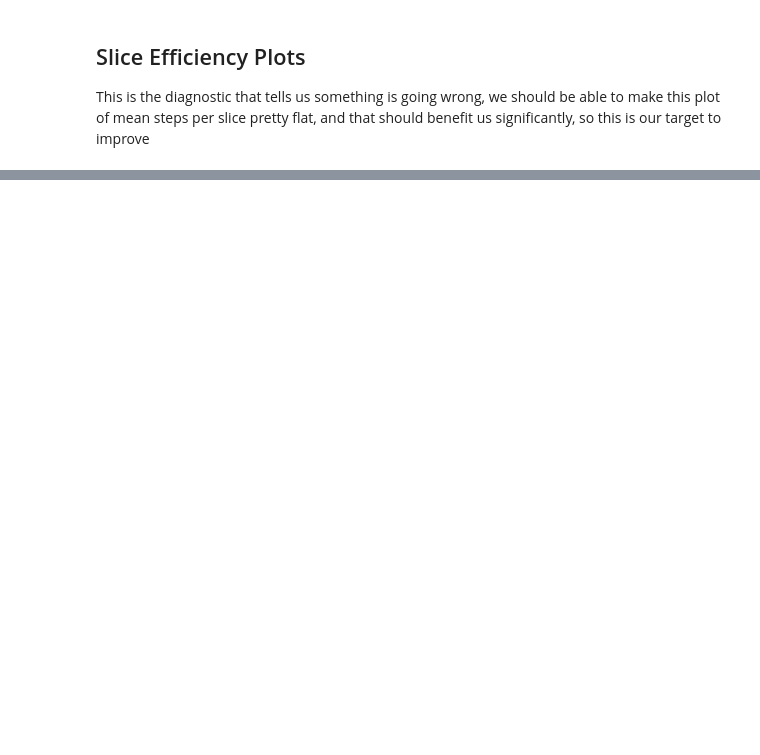
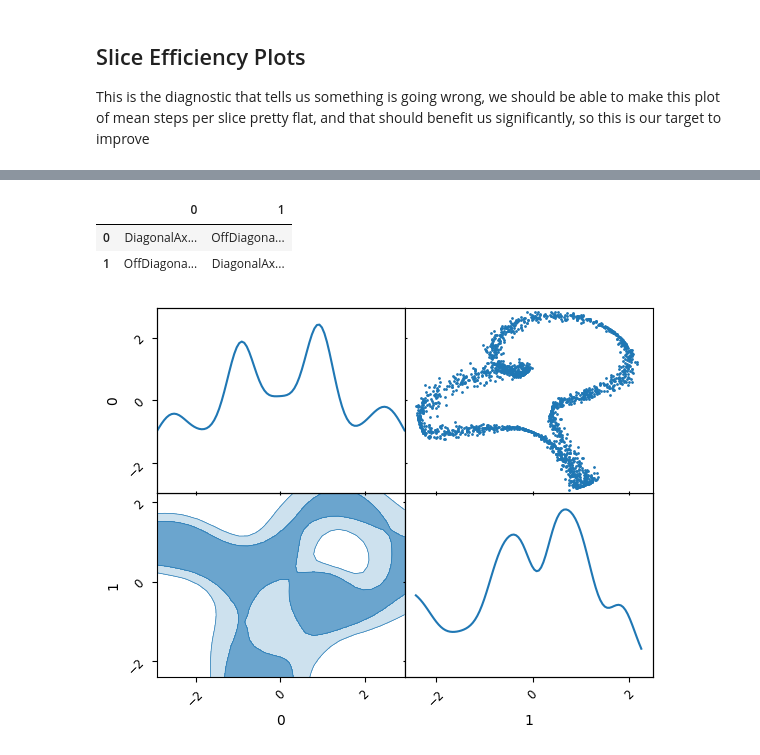
Before and after one commit to handley-lab/blackjax-gw, a Jupyter notebook: torus_sampling/sample_torus.ipynb, the cells around one changed output, grey strips where cells are left out. Saved outputs shown, nothing was run; the diff lists cells and outputs as text; code cells hidden in the pictures; blank space fills up the shorter version.

```diff
--- a/torus_sampling/sample_torus.ipynb
+++ b/torus_sampling/sample_torus.ipynb
@@ -194,0 +271,13 @@ plt.show()
+# %%
+nested_samples = anesthetic.NestedSamples(
+    data=project_to_torus(final_state.particles, elevation, azimuth),
+    logL=final_state.loglikelihood,
+    logL_birth=final_state.loglikelihood_birth,
+)
+
+nested_samples.plot_2d([0,1])
+# %% [output]
+|  | 0 | 1 |
+| 0 | DiagonalAx... | OffDiagona... |
+| 1 | OffDiagona... | DiagonalAx... |
+[figure, added]
```
Also changed, not shown: parts of 9 cells of this notebook.
